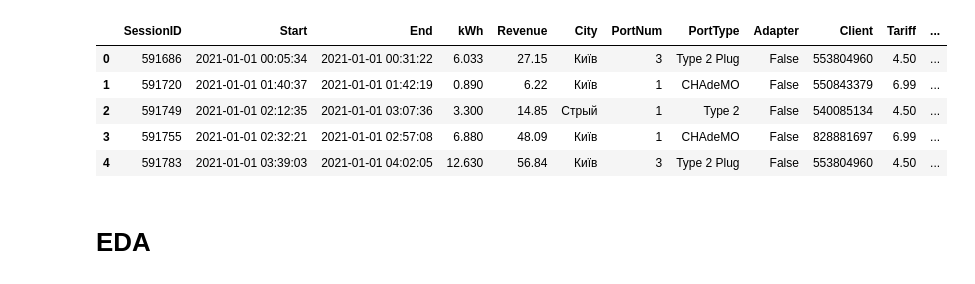
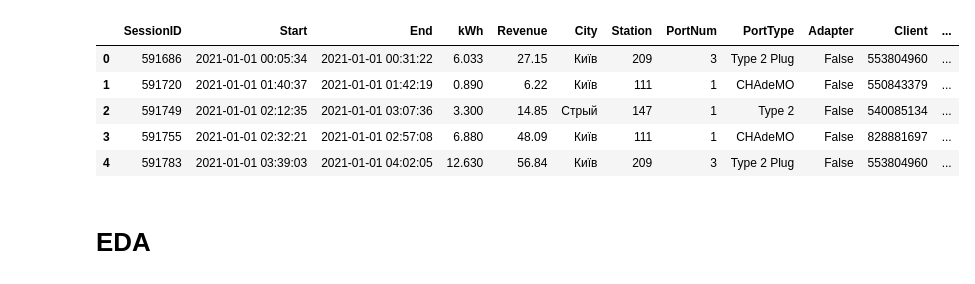
Before and after one commit to Lkupybida/ArtficialInteligenceCourseProject, a Jupyter notebook: nastiia.ipynb, the cells around one changed output. Drawn from its saved outputs; the diff is of its cells as text; code cells hidden in the pictures.

```diff
--- a/nastiia.ipynb
+++ b/nastiia.ipynb
@@ -6,14 +7,13 @@ import seaborn as sns
 # %%
-df = pd.read_csv("data/dataset.csv")
-df = df.drop(columns=['Unnamed: 0'])
+df = pd.read_csv("data/original/dataset.csv")
 df.head()
 # %% [output]
-|  | SessionID | Start | End | kWh | Revenue | City | PortNum | PortType | Adapter | Client | Tariff | ... |
-| 0 | 591686 | 2021-01-01 00:05:34 | 2021-01-01 00:31:22 | 6.033 | 27.15 | Київ | 3 | Type 2 Plug | False | 553804960 | 4.50 | ... |
-| 1 | 591720 | 2021-01-01 01:40:37 | 2021-01-01 01:42:19 | 0.890 | 6.22 | Київ | 1 | CHAdeMO | False | 550843379 | 6.99 | ... |
-| 2 | 591749 | 2021-01-01 02:12:35 | 2021-01-01 03:07:36 | 3.300 | 14.85 | Стрый | 1 | Type 2 | False | 540085134 | 4.50 | ... |
-| 3 | 591755 | 2021-01-01 02:32:21 | 2021-01-01 02:57:08 | 6.880 | 48.09 | Київ | 1 | CHAdeMO | False | 828881697 | 6.99 | ... |
-| 4 | 591783 | 2021-01-01 03:39:03 | 2021-01-01 04:02:05 | 12.630 | 56.84 | Київ | 3 | Type 2 Plug | False | 553804960 | 4.50 | ... |
+|  | SessionID | Start | End | kWh | Revenue | City | Station | PortNum | PortType | Adapter | Client | ... |
+| 0 | 591686 | 2021-01-01 00:05:34 | 2021-01-01 00:31:22 | 6.033 | 27.15 | Київ | 209 | 3 | Type 2 Plug | False | 553804960 | ... |
+| 1 | 591720 | 2021-01-01 01:40:37 | 2021-01-01 01:42:19 | 0.890 | 6.22 | Київ | 111 | 1 | CHAdeMO | False | 550843379 | ... |
+| 2 | 591749 | 2021-01-01 02:12:35 | 2021-01-01 03:07:36 | 3.300 | 14.85 | Стрый | 147 | 1 | Type 2 | False | 540085134 | ... |
+| 3 | 591755 | 2021-01-01 02:32:21 | 2021-01-01 02:57:08 | 6.880 | 48.09 | Київ | 111 | 1 | CHAdeMO | False | 828881697 | ... |
+| 4 | 591783 | 2021-01-01 03:39:03 | 2021-01-01 04:02:05 | 12.630 | 56.84 | Київ | 209 | 3 | Type 2 Plug | False | 553804960 | ... |
 # %% [markdown]
 # EDA
 # %%
```
Also changed, not shown: parts of 7 cells of this notebook.
